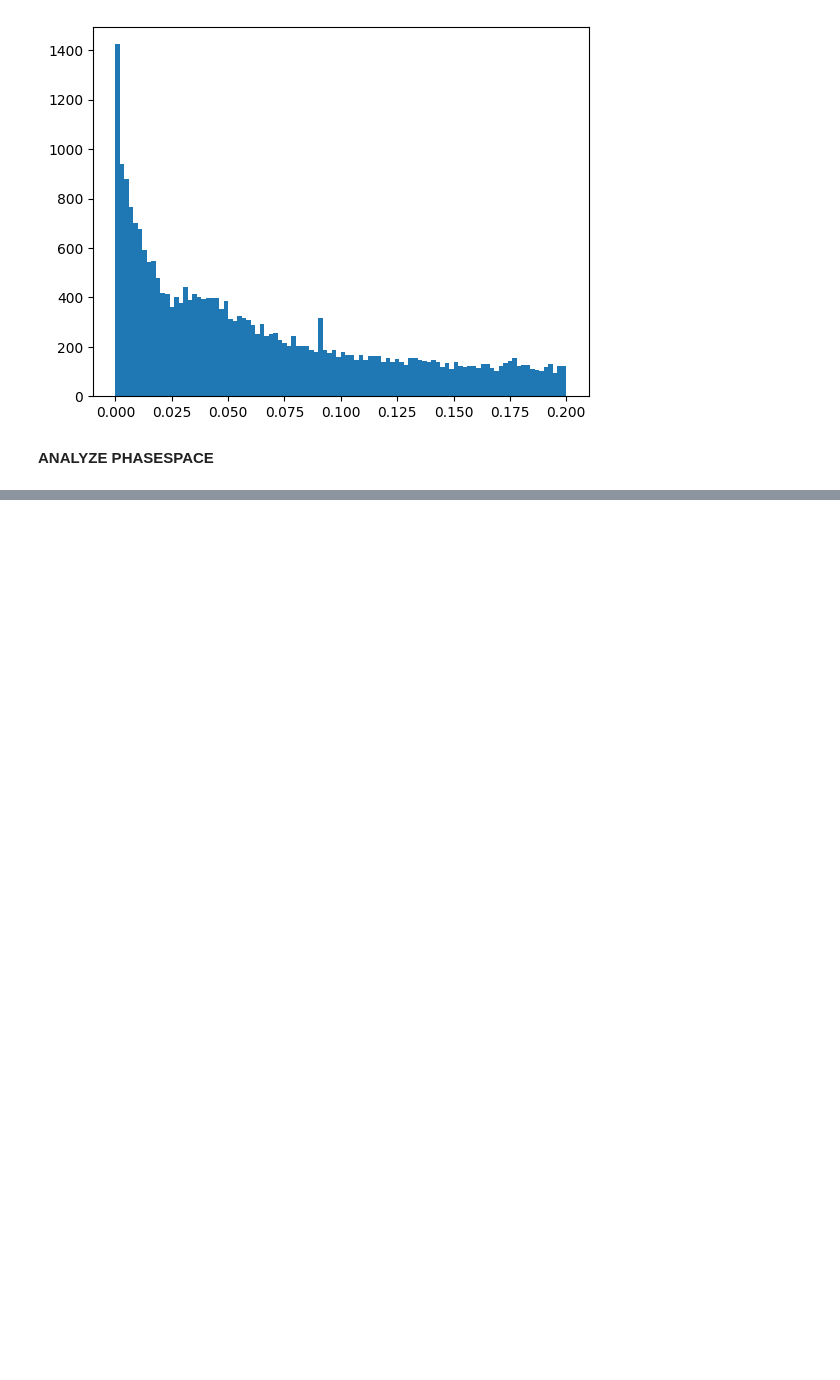
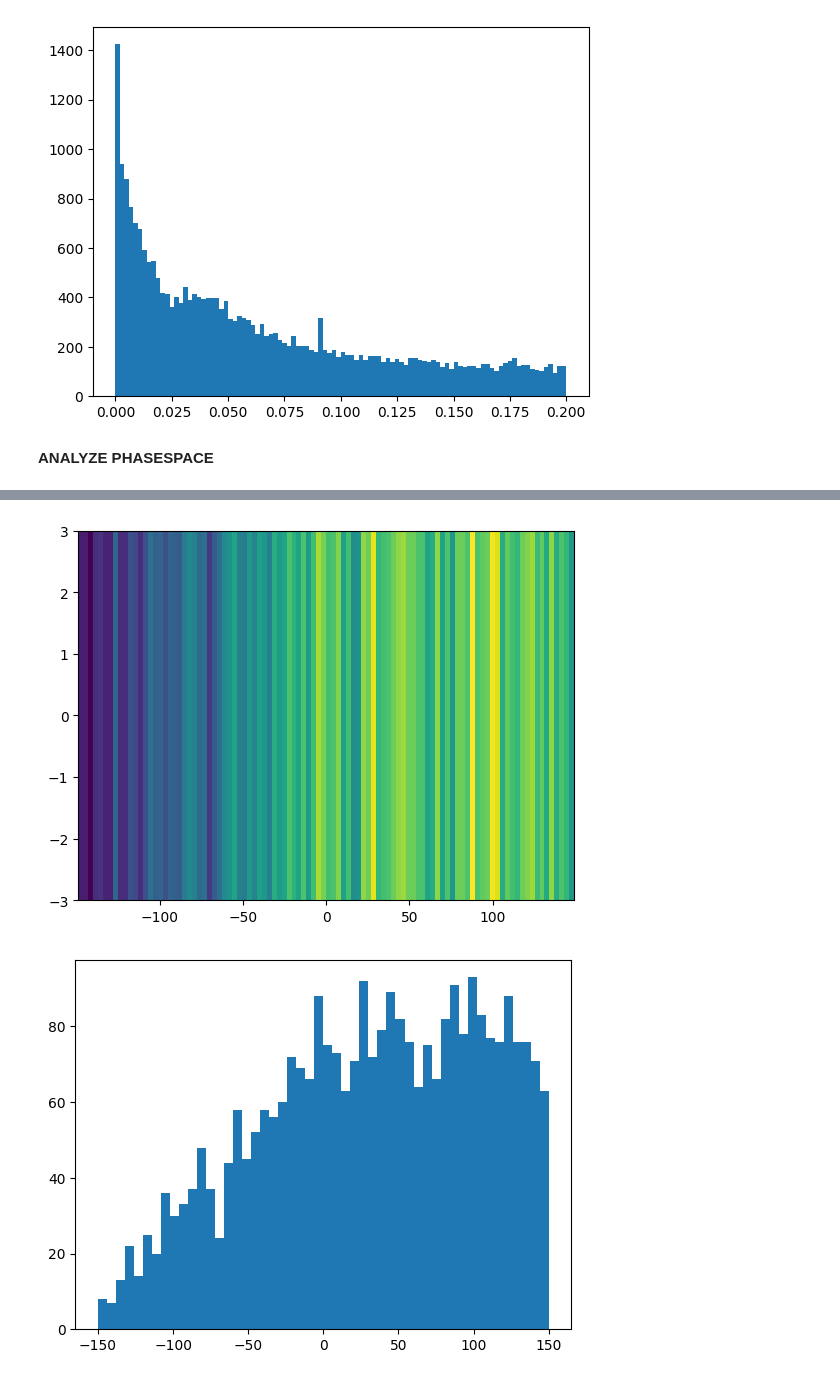
Before and after one commit to francescouni0/VHEE_monitor, a Jupyter notebook: analysis.ipynb, the cells around one changed output, grey strips where cells are left out. Saved outputs shown, nothing was run; the diff lists cells and outputs as text; code cells hidden in the pictures; blank space fills up the shorter version.

```diff
--- a/analysis.ipynb
+++ b/analysis.ipynb
@@ -286,0 +285,29 @@ plt.hist(kin, bins=100,range=(0,1))
+# %%
+# Filter the data where post_pos_x > 0
+mask = post_pos_x > 0
+filtered_post_pos_z = post_pos_z[mask]
+filtered_post_pos_y = post_pos_y[mask]
+
+z = np.linspace(-150, 150, 1000)
+hist, xedges, yedges = np.histogram2d(filtered_post_pos_z, filtered_post_pos_y, bins=(1000, 1), range=[[-149, 149], [-3, 3]])
+hist = np.reshape(hist, (1000))
+
+plt.hist2d(filtered_post_pos_z, filtered_post_pos_y, bins=(100, 1), range=[[-149, 149], [-3, 3]])
+plt.show()
+
+plt.hist(z, weights=hist, bins=50)
+plt.show()
+
+
+z = np.linspace(-150, 150, 1000)
+hist, xedges, yedges = np.histogram2d(post_pos_z, post_pos_y, bins=(1000, 1), range=[[-149, 149], [-3, 3]])
+hist = np.reshape(hist, (1000))
+
+plt.hist2d(post_pos_z, post_pos_y, bins=(100, 1), range=[[-149, 149], [-3, 3]])
+plt.show()
+
+plt.hist(z, weights=hist, bins=50)
+plt.show()
+# %% [output]
+[figure, added]
+[figure, added]
```
Also changed, not shown: parts of 5 cells of this notebook, 1 other file.
